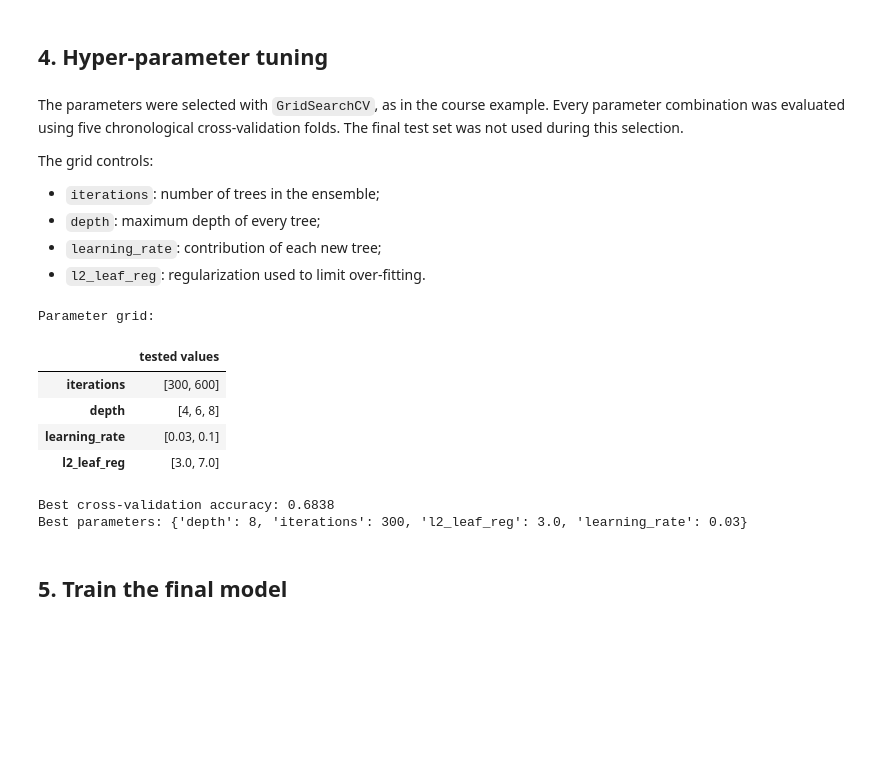
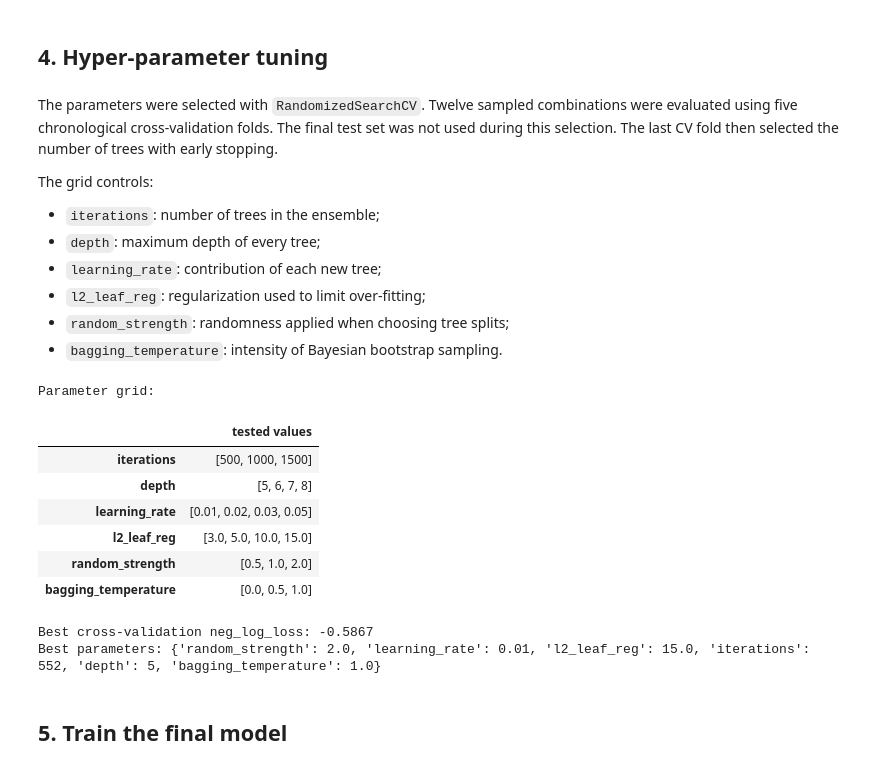
Before and after one commit to K4mp47/tennis_prediction, a Jupyter notebook: docs/catboost_training_analysis.ipynb, the cells around one changed output. Drawn from its saved outputs; the diff is of its cells as text; code cells hidden in the pictures; blank space fills up the shorter version.

```diff
--- a/docs/catboost_training_analysis.ipynb
+++ b/docs/catboost_training_analysis.ipynb
@@ -163,31 +166,40 @@ Naive baseline accuracy: 0.5000
 # %% [markdown]
 ## 4. Hyper-parameter tuning
 # %% [markdown]
-The parameters were selected with `GridSearchCV`, as in the course
-example. Every parameter combination was evaluated using five chronological
-cross-validation folds. The final test set was not used during this selection.
+The parameters were selected with `RandomizedSearchCV`. Twelve sampled
+combinations were evaluated using five chronological cross-validation folds.
+The final test set was not used during this selection. The last CV fold then
+selected the number of trees with early stopping.
 
 The grid controls:
 
 - `iterations`: number of trees in the ensemble;
 - `depth`: maximum depth of every tree;
 - `learning_rate`: contribution of each new tree;
-- `l2_leaf_reg`: regularization used to limit over-fitting.
+- `l2_leaf_reg`: regularization used to limit over-fitting;
+- `random_strength`: randomness applied when choosing tree splits;
+- `bagging_temperature`: intensity of Bayesian bootstrap sampling.
 # %%
 print("Parameter grid:")
 display(pd.Series(training_metrics["parameter_grid"], name="tested values").to_frame())
 
-print(f"Best cross-validation accuracy: {training_metrics['best_cv_accuracy']:.4f}")
+cv_metric = training_metrics.get("selection_metric", "accuracy")
+cv_score = training_metrics.get("best_cv_accuracy")
+if cv_score is None:
+    cv_score = training_metrics["best_cv_score"]
+print(f"Best cross-validation {cv_metric}: {cv_score:.4f}")
 print("Best parameters:", training_metrics["best_params"])
 # %% [output]
 Parameter grid:
 |  | tested values |
-| iterations | [300, 600] |
-| depth | [4, 6, 8] |
-| learning_rate | [0.03, 0.1] |
-| l2_leaf_reg | [3.0, 7.0] |
+| iterations | [500, 1000, 1500] |
+| depth | [5, 6, 7, 8] |
+| learning_rate | [0.01, 0.02, 0.03, 0.05] |
+| l2_leaf_reg | [3.0, 5.0, 10.0, 15.0] |
+| random_strength | [0.5, 1.0, 2.0] |
+| bagging_temperature | [0.0, 0.5, 1.0] |
-Best cross-validation accuracy: 0.6838
-Best parameters: {'depth': 8, 'iterations': 300, 'l2_leaf_reg': 3.0, 'learning_rate': 0.03}
+Best cross-validation neg_log_loss: -0.5867
+Best parameters: {'random_strength': 2.0, 'learning_rate': 0.01, 'l2_leaf_reg': 15.0, 'iterations': 552, 'depth': 5, 'bagging_temperature': 1.0}
 # %% [markdown]
 ## 5. Train the final model
 # %%
```
Also changed, not shown: parts of 24 cells of this notebook, 5 other files.
